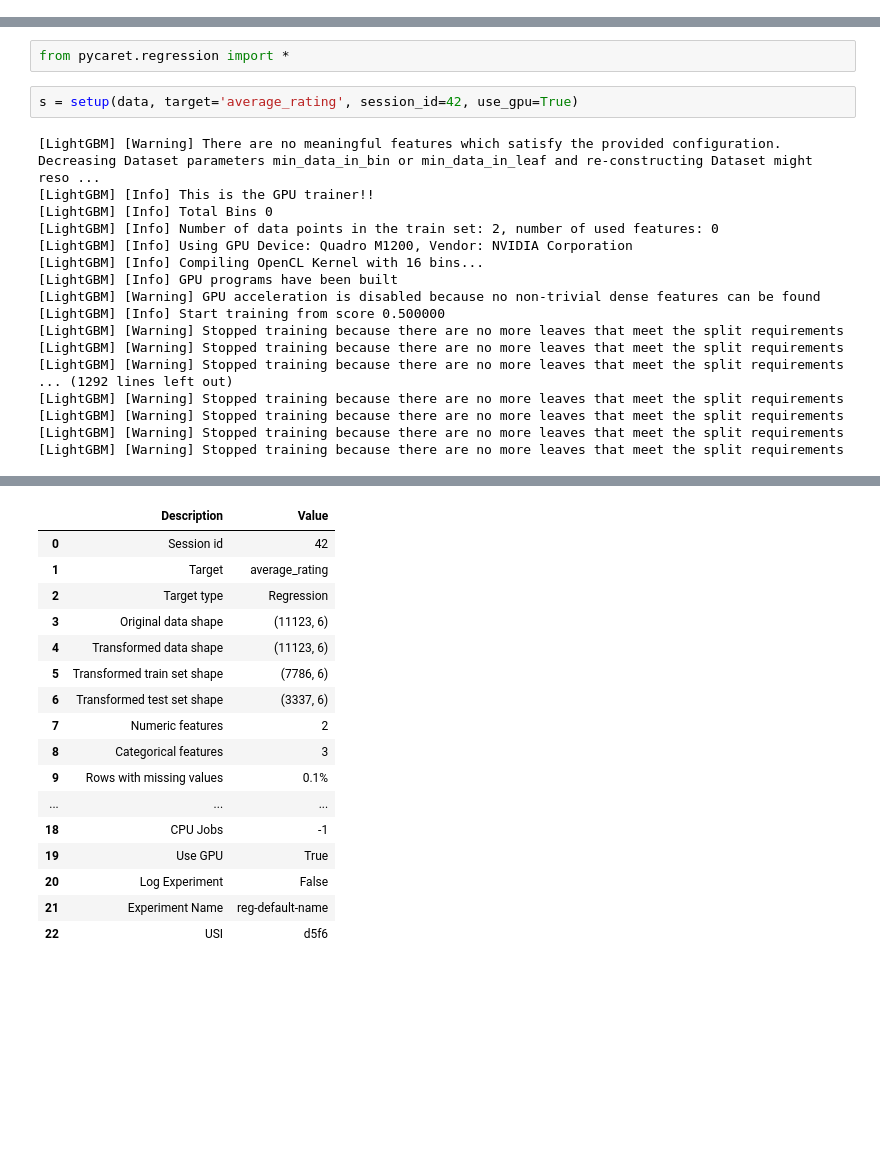
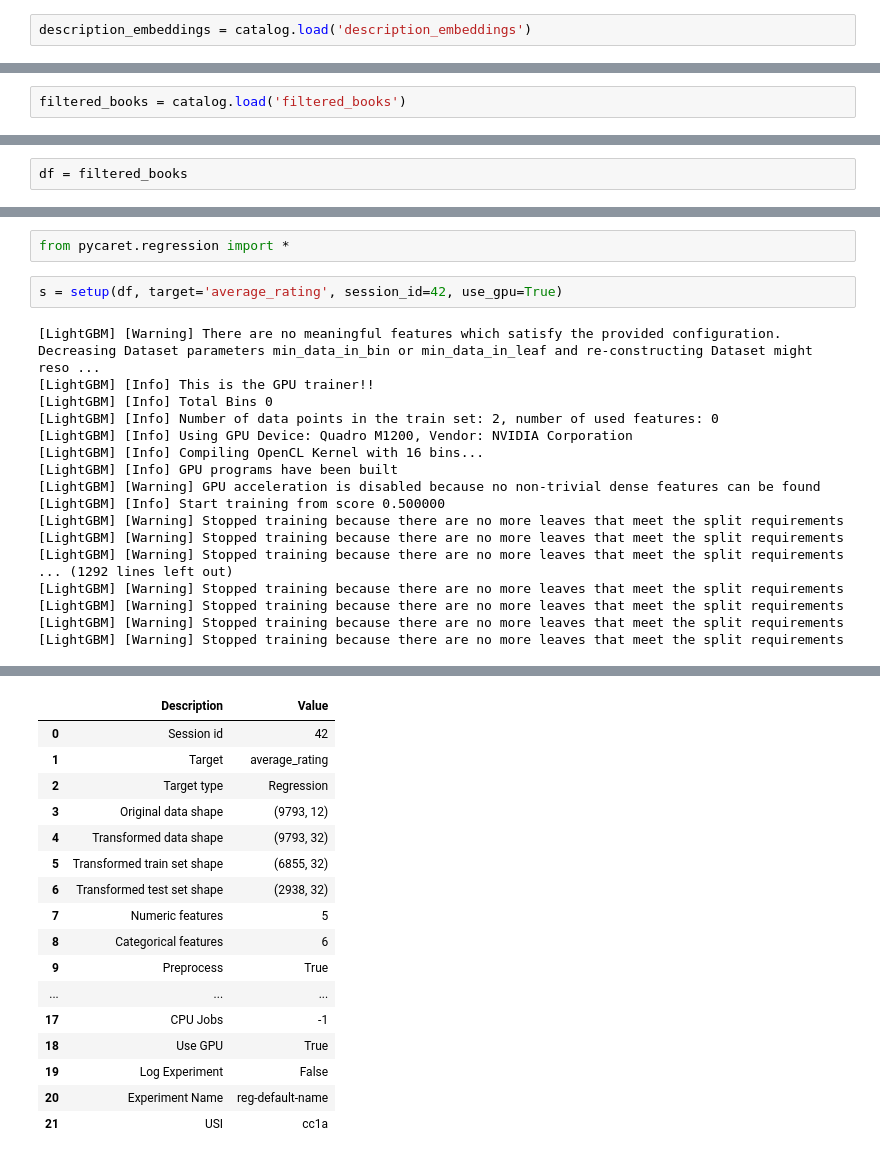
Before and after one commit to Egjfour/dsti_goodreads_rating_predictions, a Jupyter notebook: goodreads-predictor/notebooks/model_exp.ipynb, the cells around one changed output, grey strips where cells are left out. Cells and saved outputs as stored; diff of their text form; blank space fills up the shorter version.

Commit message:
Replaced data with filtered_books from egj's notebook

```diff
--- a/goodreads-predictor/notebooks/model_exp.ipynb
+++ b/goodreads-predictor/notebooks/model_exp.ipynb
@@ -22,0 +44,2 @@
+# %%
+description_embeddings = catalog.load('description_embeddings')
@@ -154,0 +87,2 @@ data
+# %%
+filtered_books = catalog.load('filtered_books')
@@ -154,0 +91,2 @@ data
+# %%
+df = filtered_books
@@ -155,43 +110,43 @@ data
 # %%
 from pycaret.regression import *
 # %%
-s = setup(data, target='average_rating', session_id=42, use_gpu=True)
+s = setup(df, target='average_rating', session_id=42, use_gpu=True)
 # %% [output]
 [LightGBM] [Warning] There are no meaningful features which satisfy the provided configuration. Decreasing Dataset parameters min_data_in_bin or min_data_in_leaf and re-constructing Dataset might reso ...
 [LightGBM] [Info] This is the GPU trainer!!
 [LightGBM] [Info] Total Bins 0
 [LightGBM] [Info] Number of data points in the train set: 2, number of used features: 0
 [LightGBM] [Info] Using GPU Device: Quadro M1200, Vendor: NVIDIA Corporation
 [LightGBM] [Info] Compiling OpenCL Kernel with 16 bins...
 [LightGBM] [Info] GPU programs have been built
 [LightGBM] [Warning] GPU acceleration is disabled because no non-trivial dense features can be found
 [LightGBM] [Info] Start training from score 0.500000
 [LightGBM] [Warning] Stopped training because there are no more leaves that meet the split requirements
 [LightGBM] [Warning] Stopped training because there are no more leaves that meet the split requirements
 [LightGBM] [Warning] Stopped training because there are no more leaves that meet the split requirements
 ... (1292 lines left out)
 [LightGBM] [Warning] Stopped training because there are no more leaves that meet the split requirements
 [LightGBM] [Warning] Stopped training because there are no more leaves that meet the split requirements
 [LightGBM] [Warning] Stopped training because there are no more leaves that meet the split requirements
 [LightGBM] [Warning] Stopped training because there are no more leaves that meet the split requirements
 [interactive output not drawn]
 |  | Description | Value |
 | 0 | Session id | 42 |
 | 1 | Target | average_rating |
 | 2 | Target type | Regression |
-| 3 | Original data shape | (11123, 6) |
-| 4 | Transformed data shape | (11123, 6) |
-| 5 | Transformed train set shape | (7786, 6) |
-| 6 | Transformed test set shape | (3337, 6) |
-| 7 | Numeric features | 2 |
-| 8 | Categorical features | 3 |
-| 9 | Rows with missing values | 0.1% |
+| 3 | Original data shape | (9793, 12) |
+| 4 | Transformed data shape | (9793, 32) |
+| 5 | Transformed train set shape | (6855, 32) |
+| 6 | Transformed test set shape | (2938, 32) |
+| 7 | Numeric features | 5 |
+| 8 | Categorical features | 6 |
+| 9 | Preprocess | True |
 | ... | ... | ... |
-| 18 | CPU Jobs | -1 |
-| 19 | Use GPU | True |
-| 20 | Log Experiment | False |
-| 21 | Experiment Name | reg-default-name |
-| 22 | USI | d5f6 |
+| 17 | CPU Jobs | -1 |
+| 18 | Use GPU | True |
+| 19 | Log Experiment | False |
+| 20 | Experiment Name | reg-default-name |
+| 21 | USI | cc1a |
 [interactive output not drawn]
 [LightGBM] [Warning] There are no meaningful features which satisfy the provided configuration. Decreasing Dataset parameters min_data_in_bin or min_data_in_leaf and re-constructing Dataset might reso ...
 [LightGBM] [Info] This is the GPU trainer!!
```
Also changed, not shown: parts of 18 cells of this notebook.
